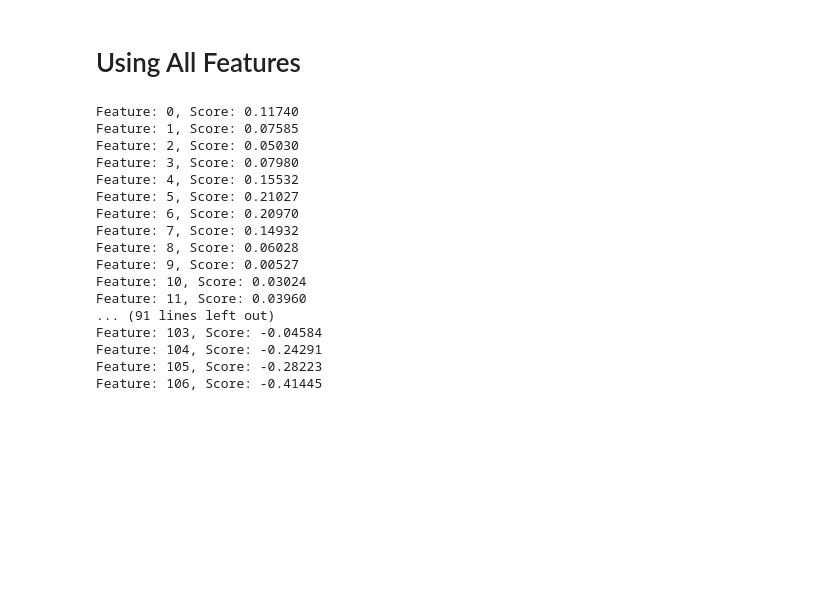
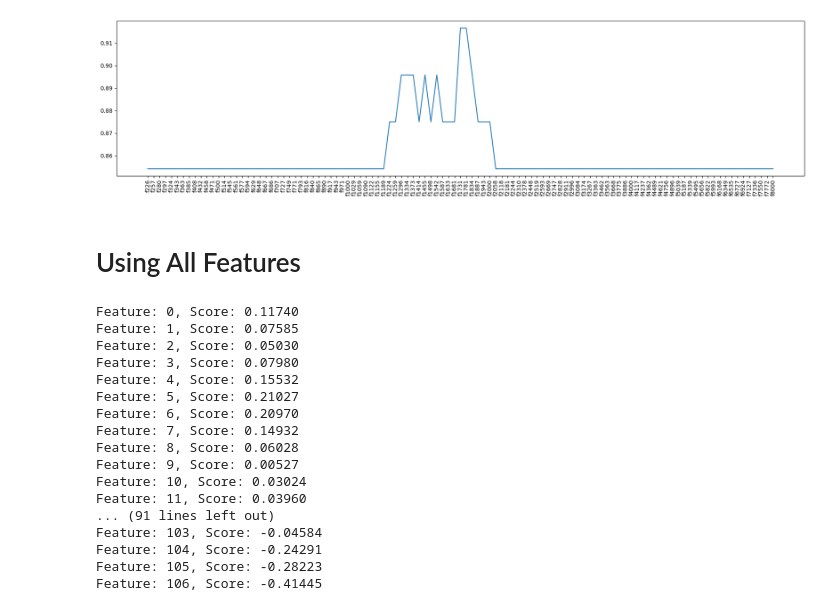
Before and after one commit to 12-Ears/P1, a Jupyter notebook: 03 - Code/04 - Logistic Regression.ipynb, the cells around one changed output. Drawn from its saved outputs; the diff is of its cells as text; code cells hidden in the pictures; blank space fills up the shorter version.

```diff
--- a/03 - Code/04 - Logistic Regression.ipynb
+++ b/03 - Code/04 - Logistic Regression.ipynb
@@ -126,34 +174,0 @@ plt.show()
-# %%
-#Feature Selection Variance Threshold
-from sklearn.feature_selection import VarianceThreshold
-
-def variance_threshold_selector(data, threshold):
-    selector = VarianceThreshold(threshold)
-    selector.fit(data)
-    return data[data.columns[selector.get_support(indices=True)]]
-
-new_df = variance_threshold_selector(df, 0.035)
-new_df
-
-vt_acc_score = []
-vt_lr_score = []
-
-for freq in new_df:
-    X = new_df[freq]
-    y = file['OverallPoF']
-
-    X_train, X_test, y_train, y_test = train_test_split(X, y, test_size=0.3, random_state=0)
-    X_train = X_train.to_numpy().reshape(-1,1)
-    X_test = X_test.to_numpy().reshape(-1,1)
-
-    model = LogisticRegression(class_weight='balanced')
-    model.fit(X_train, y_train)
-
-    score = model.score(X_test, y_test)
-    y_pred = model.predict(X_test)
-    vt_acc_score = accuracy_score(y_test, y_pred)
-    vt_lr_score.append([freq,vt_acc_score])
-    #print(classification_report(y_test, y_pred))
-#vt_lr_score.sort(key=lambda x:x[1])
-vt_lr_score
-#['f.1731.0731.', 0.9166666666666666]
@@ -186,3 +240,13 @@ plt.show()
+# %%
+freq3 = [x for x,y in tomek_lr_score]
+acc3 = [y for x,y in tomek_lr_score]
+
+plt.figure(figsize=(22,5))
+plt.plot(freq3,acc3)
+plt.xticks(rotation=90)
+plt.show()
+# %% [output]
+[figure, added]
 # %% [markdown]
 # Using All Features
 # %%
```
Also changed, not shown: parts of 13 cells of this notebook.
